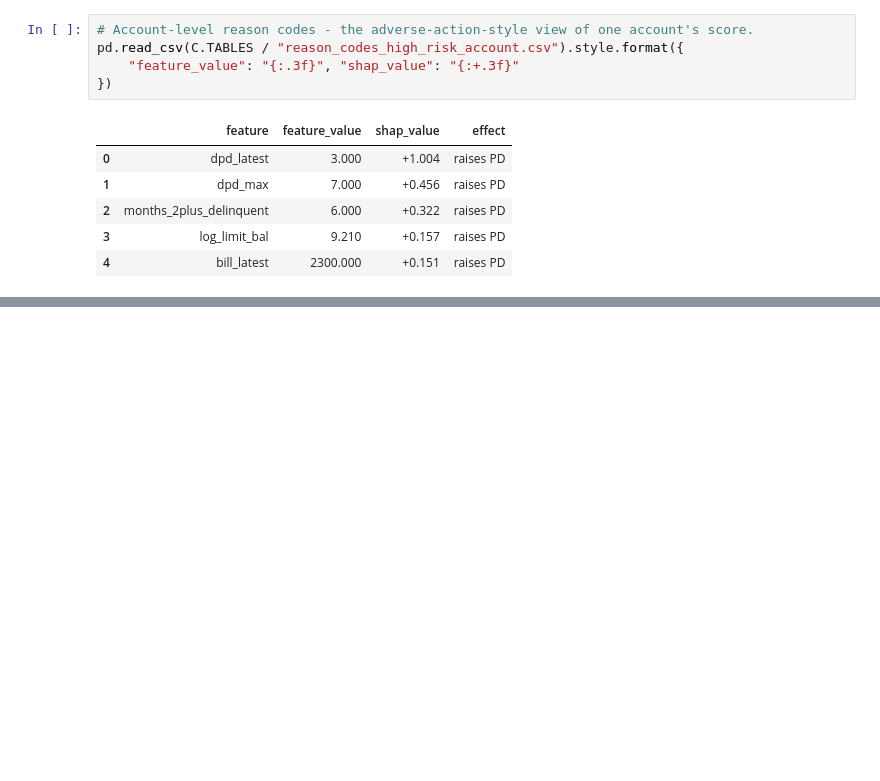
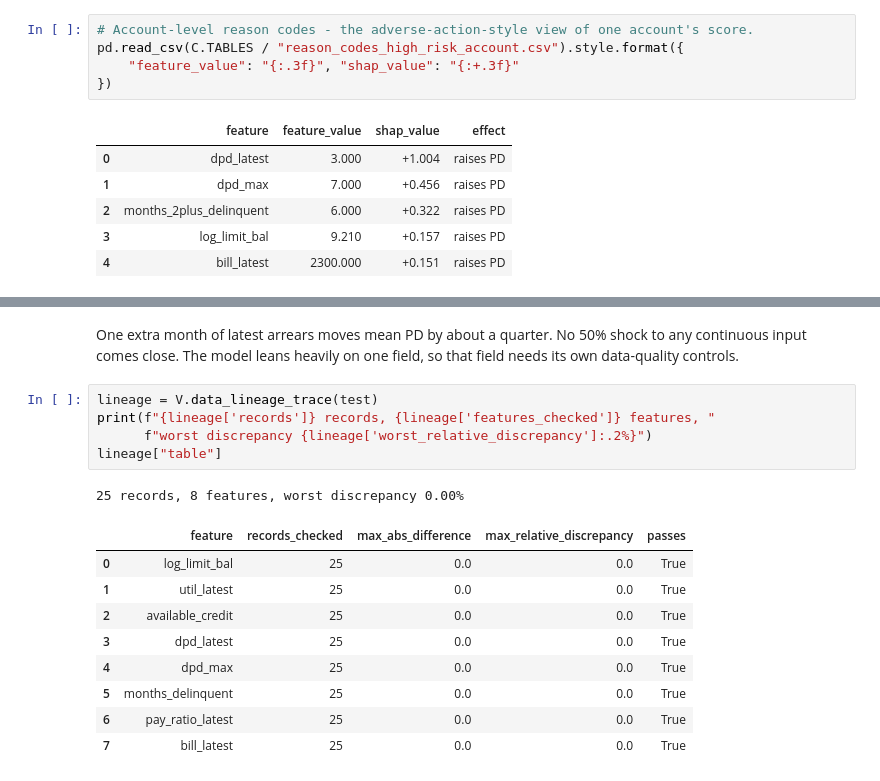
Before and after one commit to pooja003-cloud/credit-risk-el-modeling, a Jupyter notebook: notebooks/01_credit_risk_modelling.ipynb, the cells around one changed output, grey strips where cells are left out. Drawn from its saved outputs; the diff is of its cells as text; blank space fills up the shorter version.

```diff
--- a/notebooks/01_credit_risk_modelling.ipynb
+++ b/notebooks/01_credit_risk_modelling.ipynb
@@ -681 +796,21 @@ pd.read_csv(C.TABLES / "reason_codes_high_risk_account.csv").style.format({
+# %% [markdown]
+One extra month of latest arrears moves mean PD by about a quarter. No 50% shock to any
+continuous input comes close. The model leans heavily on one field, so that field needs its own
+data-quality controls.
+# %%
+lineage = V.data_lineage_trace(test)
+print(f"{lineage['records']} records, {lineage['features_checked']} features, "
+      f"worst discrepancy {lineage['worst_relative_discrepancy']:.2%}")
+lineage["table"]
+# %% [output]
+25 records, 8 features, worst discrepancy 0.00%
+|  | feature | records_checked | max_abs_difference | max_relative_discrepancy | passes |
+| 0 | log_limit_bal | 25 | 0.0 | 0.0 | True |
+| 1 | util_latest | 25 | 0.0 | 0.0 | True |
+| 2 | available_credit | 25 | 0.0 | 0.0 | True |
+| 3 | dpd_latest | 25 | 0.0 | 0.0 | True |
+| 4 | dpd_max | 25 | 0.0 | 0.0 | True |
+| 5 | months_delinquent | 25 | 0.0 | 0.0 | True |
+| 6 | pay_ratio_latest | 25 | 0.0 | 0.0 | True |
+| 7 | bill_latest | 25 | 0.0 | 0.0 | True |
 # %% [markdown]
```
Also changed, not shown: parts of 14 cells of this notebook, 24 other files.
